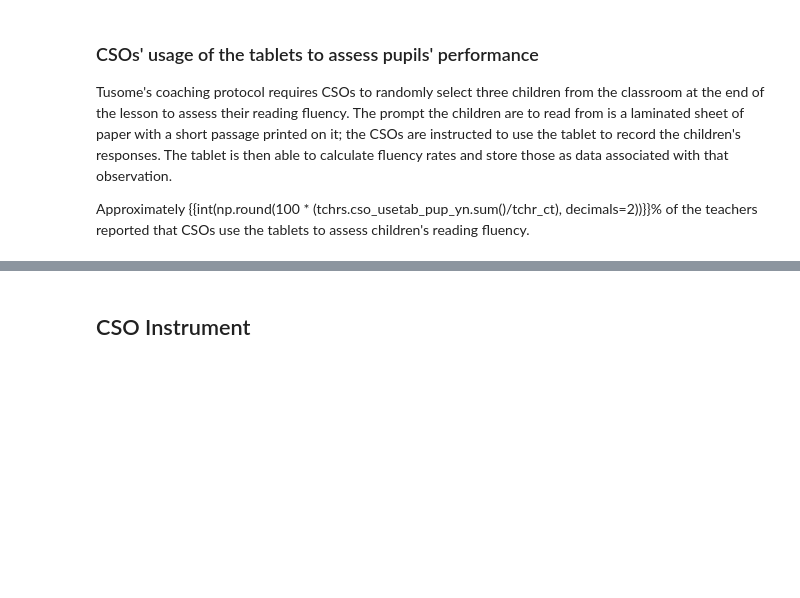
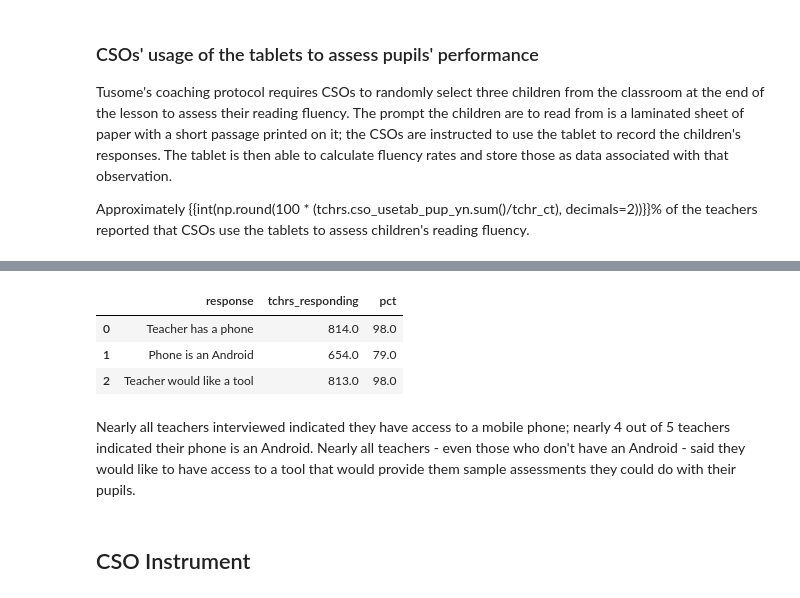
Before and after one commit to TSSlade/tusome-d4dm, a Jupyter notebook: tusome-d4dm exploration.ipynb, the cells around one changed output, grey strips where cells are left out. Drawn from its saved outputs; the diff is of its cells as text; code cells hidden in the pictures; blank space fills up the shorter version.

```diff
--- a/tusome-d4dm exploration.ipynb
+++ b/tusome-d4dm exploration.ipynb
@@ -182,3 +498,22 @@ Name: cso_fdbk_det, dtype: object
+# %%
+tang_tool_df = pd.DataFrame.from_dict({
+    "response": ["Teacher has a phone",
+                 "Phone is an Android",
+                 "Teacher would like a tool"],
+    "tchrs_responding": [
+        tchrs.tch_mob_phone.sum(),
+        tchrs.tch_has_android.sum(),
+        tchrs.tch_wants_assess.sum()]})
+
+tang_tool_df["pct"] = 100 * np.round(tang_tool_df.tchrs_responding.apply(lambda x: x / tchrs.shape[0]), decimals=2)
+tang_tool_df
+# %% [output]
+|  | response | tchrs_responding | pct |
+| 0 | Teacher has a phone | 814.0 | 98.0 |
+| 1 | Phone is an Android | 654.0 | 79.0 |
+| 2 | Teacher would like a tool | 813.0 | 98.0 |
+# %% [markdown]
+Nearly all teachers interviewed indicated they have access to a mobile phone; nearly 4 out of 5 teachers indicated their phone is an Android. Nearly all teachers - even those who don't have an Android - said they would like to have access to a tool that would provide them sample assessments they could do with their pupils.
 # %% [markdown]
 ## CSO Instrument
 # %% [markdown]
```
Also changed, not shown: parts of 50 cells of this notebook, 6 other files.
